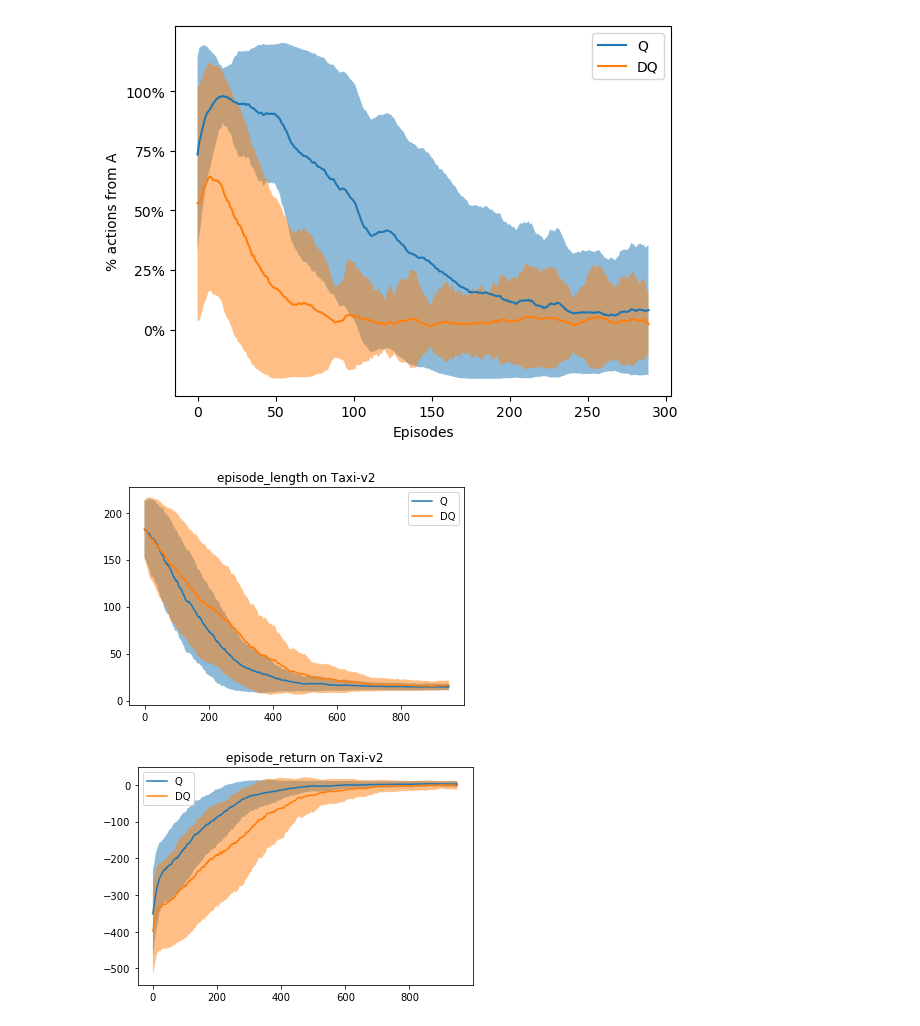
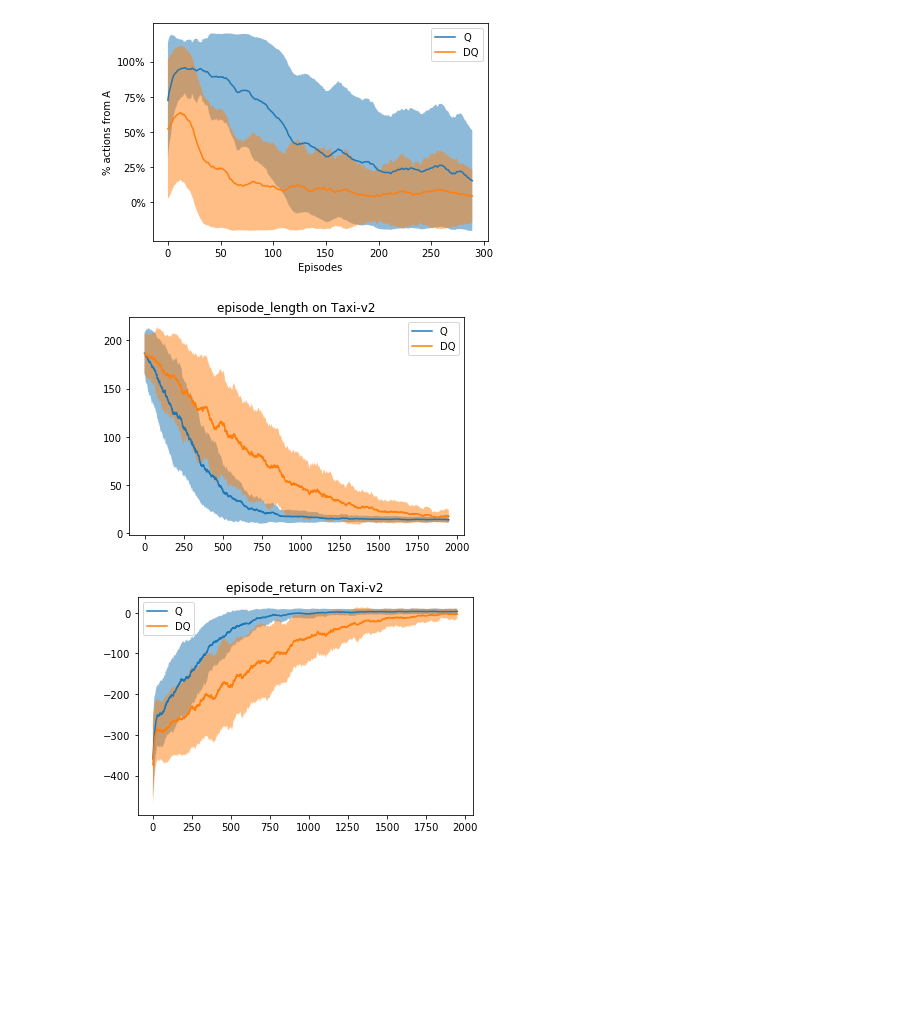
Before and after one commit to LysanderdeJong/RL-MiniProject, a Jupyter notebook: basic_experiments.ipynb, the cells around one changed output. Saved outputs shown, nothing was run; the diff lists cells and outputs as text; code cells hidden in the pictures; blank space fills up the shorter version.

```diff
--- a/basic_experiments.ipynb
+++ b/basic_experiments.ipynb
@@ -24,42 +22,39 @@ default_config = {"num_episodes": 1000,
 # %%
 from BiasMDP import BiasMDP
 
 env_name = 'BiasMDP'
 environment  = BiasMDP()
 
 config = default_config.copy()
 config["num_episodes"] = 300
 config["num_trails"] = 50
-
-config["q_epsilon"] = 0.05
-config["dq_epsilon"] = 0.05
 
 results = multi_trail_experiment(env_name, environment, config)
 
 smooth = 10
 for j in list(results.keys()):
     mean = running_mean(results[j]['episode_length'][0], smooth)
     std = running_mean(results[j]['episode_length'][1], smooth)
     plt.plot(mean, label=f"{j}")
     plt.fill_between(range(len(mean)), mean - std, mean + std, alpha=0.5)
 plt.legend()
 plt.ylabel("% actions from A")
 plt.xlabel("Episodes")
 plt.yticks([1,1.25,1.5,1.75,2], ["0%", "25%", "50%", "75%", "100%"])
 plt.savefig(f'figures/{env_name}.pdf', dpi=300)
 plt.show()
 # %% [output]
-[figure, old version]
+[figure, new version]
 # %%
 env_name = 'Taxi-v2'
 environment  = gym.make(env_name)
 
 config = default_config.copy()
-config["num_episodes"] = 1000
-config["num_trails"] = 10
+config["num_episodes"] = 2000
+config["num_trails"] = 5
 
-config["q_alpha"] = 0.2
-config["dq_alpha"] = 0.4
+#config["q_alpha"] = 0.2
+#config["dq_alpha"] = 0.2
 
 results = multi_trail_experiment(env_name, environment, config)
 
@@ -82,8 +77,8 @@ for i in results[keys[0]].keys():
         plt.savefig(f'figures/{env_name}_{i}.pdf', dpi=300)
         plt.show()
 # %% [output]
-[figure, old version]
+[figure, new version]
-[figure, old version]
+[figure, new version]
 # %%
 env_name = 'FrozenLake-v0'
 environment  = gym.make(env_name)
```
Also changed, not shown: parts of 4 cells of this notebook, 9 other files.
